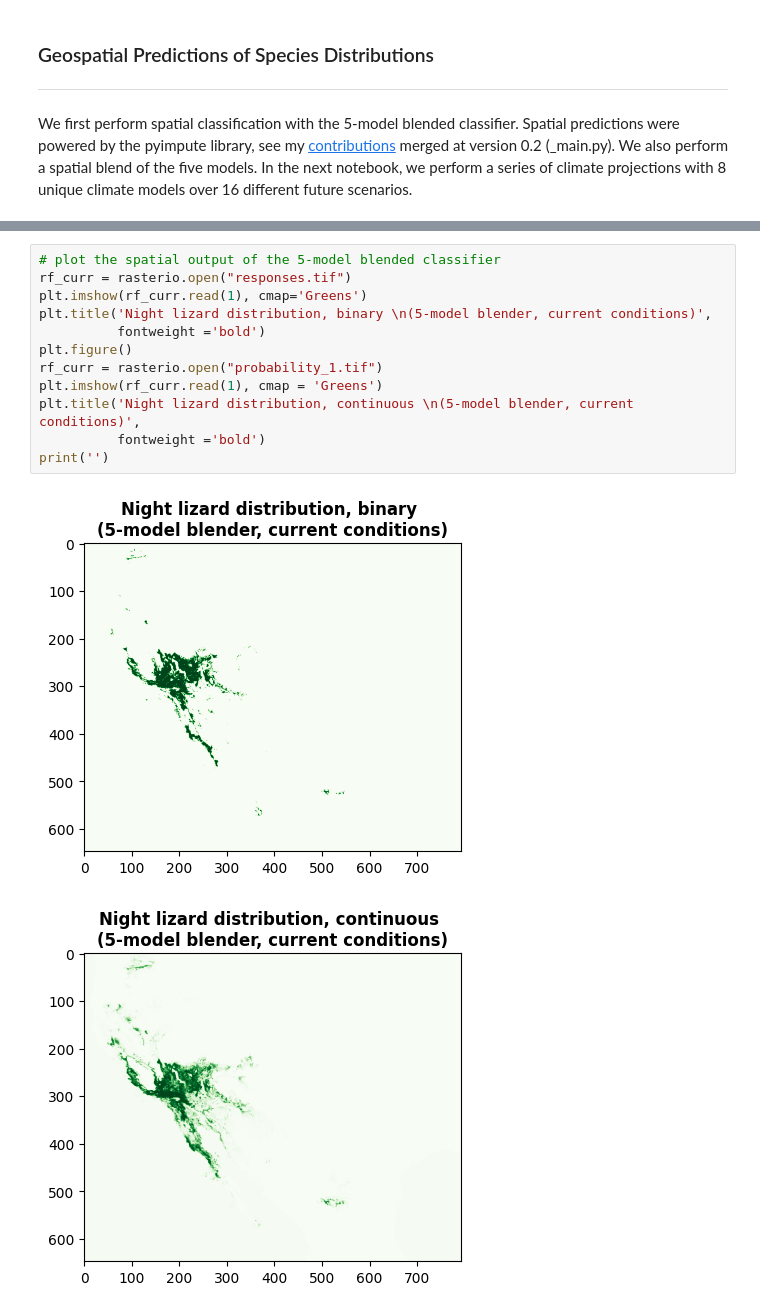
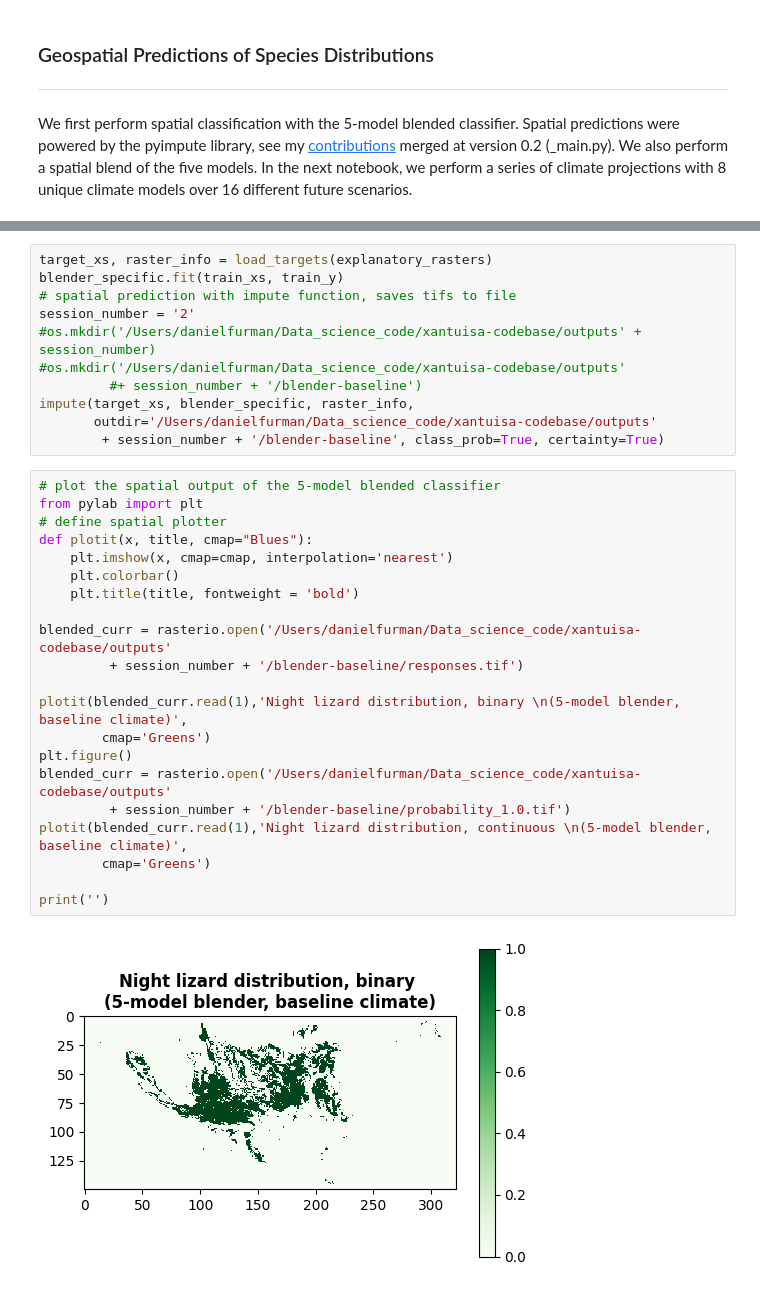
Before and after one commit to daniel-furman/ensemble-climate-projections, a Jupyter notebook: Comparing_MLs.ipynb, the cells around one changed output, grey strips where cells are left out. Cells and saved outputs as stored; diff of their text form.

```diff
--- a/Comparing_MLs.ipynb
+++ b/Comparing_MLs.ipynb
@@ -138,15 +146,34 @@ impute(target_xs, blender_specific, raster_info,
-# %%
-# plot the spatial output of the 5-model blended classifier
-rf_curr = rasterio.open("responses.tif")
-plt.imshow(rf_curr.read(1), cmap='Greens')
-plt.title('Night lizard distribution, binary \n(5-model blender, current conditions)',
-          fontweight ='bold')
-plt.figure()
-rf_curr = rasterio.open("probability_1.tif")
-plt.imshow(rf_curr.read(1), cmap = 'Greens')
-plt.title('Night lizard distribution, continuous \n(5-model blender, current conditions)',
-          fontweight ='bold')
-print('')
-# %% [output]
-[figure, removed]
-[figure, removed]
+# %%
+target_xs, raster_info = load_targets(explanatory_rasters)
+blender_specific.fit(train_xs, train_y)
+# spatial prediction with impute function, saves tifs to file
+session_number = '2'
+#os.mkdir('/Users/danielfurman/Data_science_code/xantuisa-codebase/outputs' + session_number)
+#os.mkdir('/Users/danielfurman/Data_science_code/xantuisa-codebase/outputs'
+         #+ session_number + '/blender-baseline')
+impute(target_xs, blender_specific, raster_info,
+       outdir='/Users/danielfurman/Data_science_code/xantuisa-codebase/outputs'
+        + session_number + '/blender-baseline', class_prob=True, certainty=True)
+# %%
+# plot the spatial output of the 5-model blended classifier
+from pylab import plt
+# define spatial plotter
+def plotit(x, title, cmap="Blues"):
+    plt.imshow(x, cmap=cmap, interpolation='nearest')
+    plt.colorbar()
+    plt.title(title, fontweight = 'bold')
+
+blended_curr = rasterio.open('/Users/danielfurman/Data_science_code/xantuisa-codebase/outputs'
+         + session_number + '/blender-baseline/responses.tif')
+
+plotit(blended_curr.read(1),'Night lizard distribution, binary \n(5-model blender, baseline climate)',
+        cmap='Greens')
+plt.figure()
+blended_curr = rasterio.open('/Users/danielfurman/Data_science_code/xantuisa-codebase/outputs'
+         + session_number + '/blender-baseline/probability_1.0.tif')
+plotit(blended_curr.read(1),'Night lizard distribution, continuous \n(5-model blender, baseline climate)',
+        cmap='Greens')
+
+print('')
+# %% [output]
+[figure, added]
```
Also changed, not shown: parts of 11 cells of this notebook, 2 other files.
